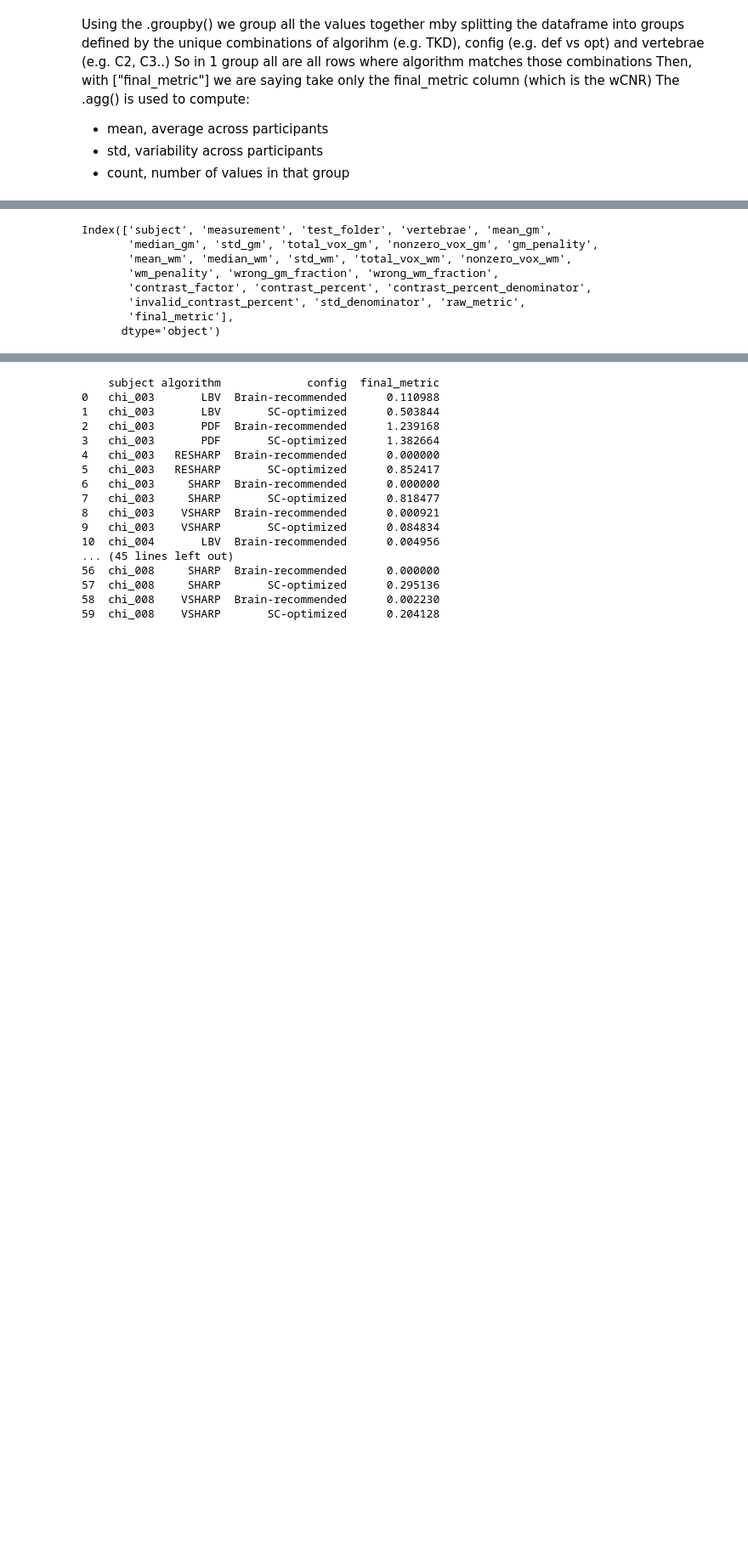
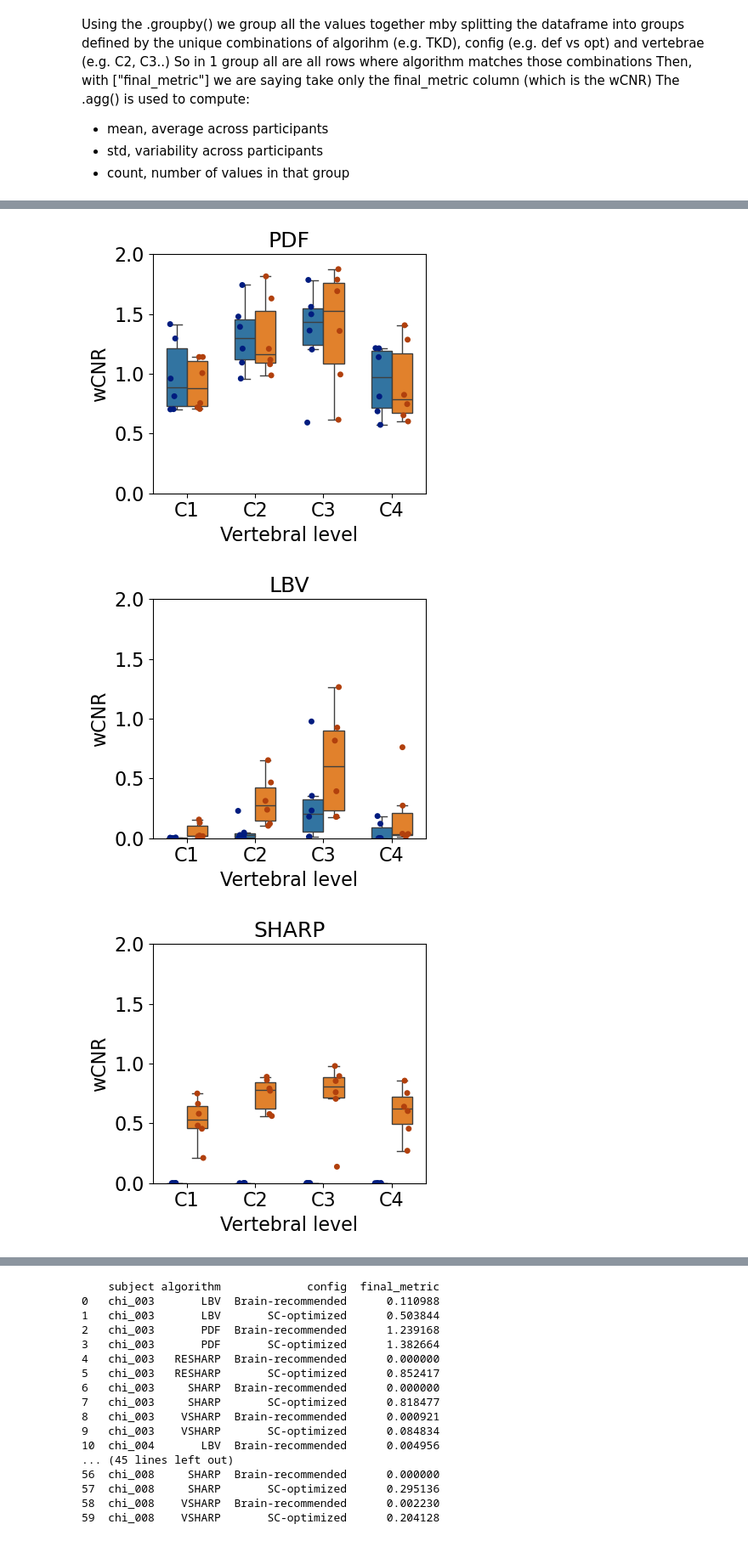
Before and after one commit to sriosq/Image-processing-strategies, a Jupyter notebook: qsm_testing/chi_mapping_metric_analysis.ipynb, the cells around one changed output, grey strips where cells are left out. Shown at 85% size. Cells and saved outputs as stored; diff of their text form; code cells hidden in the pictures; blank space fills up the shorter version.

```diff
--- a/qsm_testing/chi_mapping_metric_analysis.ipynb
+++ b/qsm_testing/chi_mapping_metric_analysis.ipynb
@@ -1094,11 +1067,25 @@ for algo in bgfr_df["algorithm"].unique():
-# %%
-all_dubs_combined_bgfr_df.columns
-# %% [output]
-Index(['subject', 'measurement', 'test_folder', 'vertebrae', 'mean_gm',
-       'median_gm', 'std_gm', 'total_vox_gm', 'nonzero_vox_gm', 'gm_penality',
-       'mean_wm', 'median_wm', 'std_wm', 'total_vox_wm', 'nonzero_vox_wm',
-       'wm_penality', 'wrong_gm_fraction', 'wrong_wm_fraction',
-       'contrast_factor', 'contrast_percent', 'contrast_percent_denominator',
-       'invalid_contrast_percent', 'std_denominator', 'raw_metric',
-       'final_metric'],
-      dtype='object')
+# %%
+bgfr_wcnr_axis = plot_box_strip_by_group(
+    bgfr_df,
+    x="vertebrae",
+    y="final_metric",
+    hue="config",
+    order=["C1", "C2", "C3", "C4"],
+    hue_order=["Brain-recommended", "SC-optimized"],
+    xlabel="Vertebral level",
+    ylabel="wCNR",
+    palette="tab10",
+    strip_palette = "dark",
+    showfliers=False,
+    title_fontsize=18,
+    label_fontsize=16,
+    tick_fontsize=16,
+    ylim=(0, 2),
+    tight_layout_rect=[0, 0, 0.85, 1],
+    strip_alpha = 1,
+)
+# Use the show_legend = True once to copy the legend, then set it to False to remove it and have nice figures
+# %% [output]
+[figure, added]
+[figure, added]
+[figure, added]
```
Also changed, not shown: parts of 39 cells of this notebook, 7 other files.
